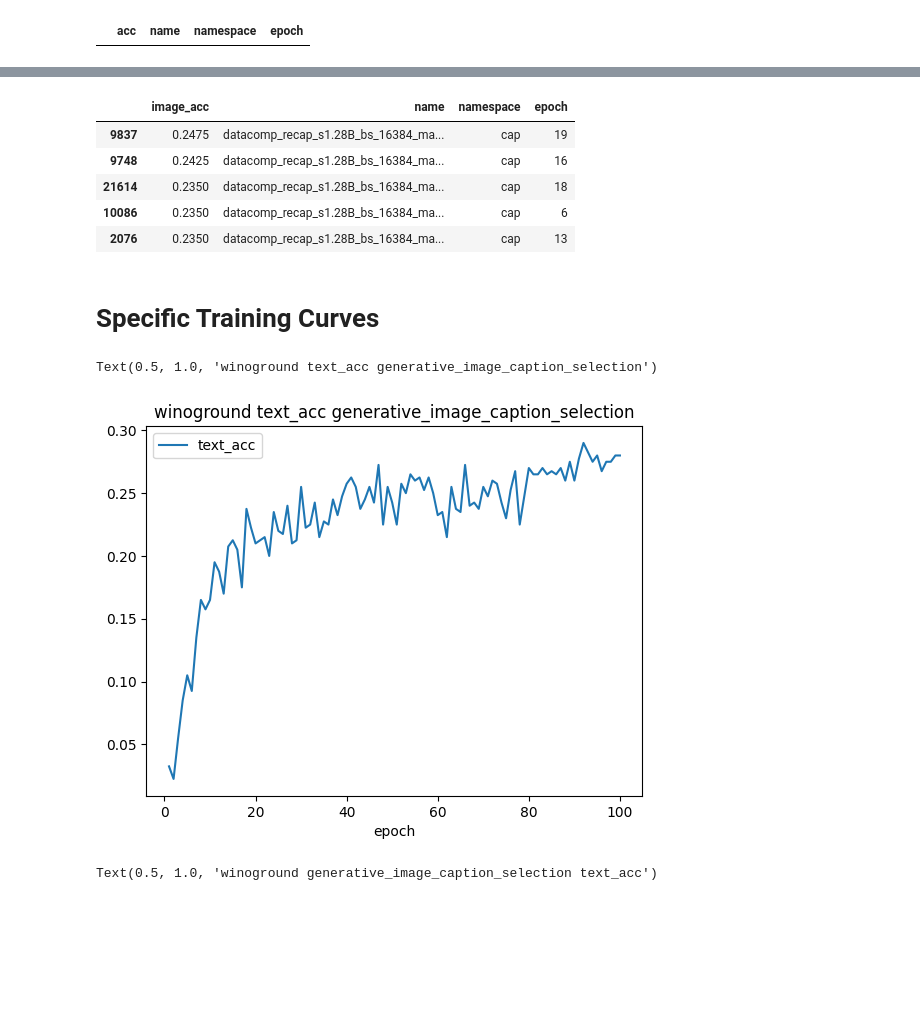
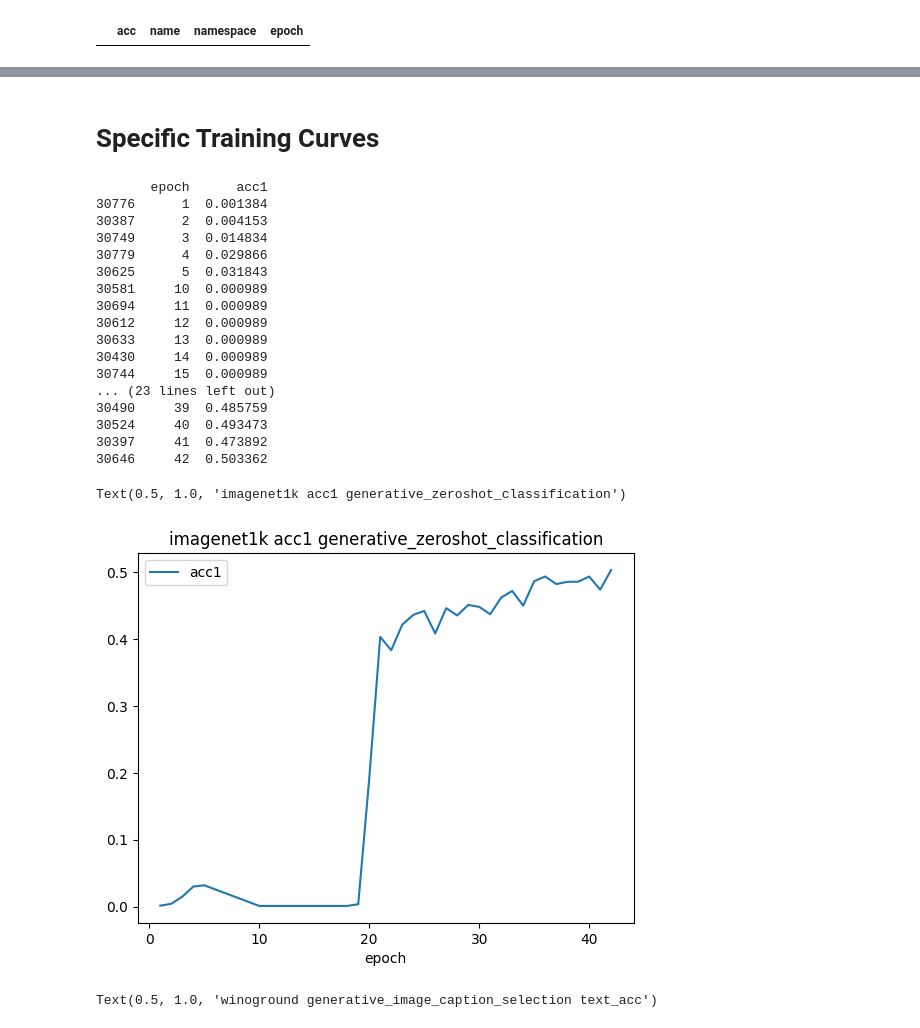
Before and after one commit to SLAMPAI/open_clip_scaling, a Jupyter notebook: results.ipynb, the cells around one changed output, grey strips where cells are left out. Drawn from its saved outputs; the diff is of its cells as text; code cells hidden in the pictures; blank space fills up the shorter version.

```diff
--- a/results.ipynb
+++ b/results.ipynb
@@ -308,38 +310,51 @@ df[df.downstream_dataset=="winoground"].sort_values(by="image_acc", ascending=Fa
-# %%
-df[df.downstream_dataset=="winoground"].sort_values(by="image_acc", ascending=False).head()[["image_acc", "name", "namespace", "epoch"]]
-# %% [output]
-|  | image_acc | name | namespace | epoch |
-| 9837 | 0.2475 | datacomp_recap_s1.28B_bs_16384_ma... | cap | 19 |
-| 9748 | 0.2425 | datacomp_recap_s1.28B_bs_16384_ma... | cap | 16 |
-| 21614 | 0.2350 | datacomp_recap_s1.28B_bs_16384_ma... | cap | 18 |
-| 10086 | 0.2350 | datacomp_recap_s1.28B_bs_16384_ma... | cap | 6 |
-| 2076 | 0.2350 | datacomp_recap_s1.28B_bs_16384_ma... | cap | 13 |
 # %% [markdown]
 # Specific Training Curves
 # %%
-name = "datacomp_s12.8B_bs_180224_mammut_ViT-L-14_ep100_lr0.001_b1_0.9_b2_0.95_wd0.2_w6000_gc1_n256_bs176_sigFalse"
+#name = "datacomp_s12.8B_bs_180224_mammut_ViT-L-14_ep100_lr0.001_b1_0.9_b2_0.95_wd0.2_w6000_gc1_n256_bs176_sigFalse"
 #name = "datacomp_s1.28B_bs_16384_mammut_ViT-L-14_ep20_lr0.001_b1_0.9_b2_0.95_wd0.2_w15000_gc1_n16_bs256_sigFalse_consw0_cw1"
 #name = "datacomp_recap_s1.28B_bs_16384_mammut_ViT-B-32_ep20_lr0.001_b1_0.9_b2_0.95_wd0.2_w20000_gc1_n16_bs256_sigFalse_consw0_cw1"
 #name = "datacomp_s1.28B_bs_16384_mammut_ViT-B-32_ep20_lr0.001_b1_0.9_b2_0.95_wd0.2_w20000_gc1_n16_bs256_sigFalse_consw0_cw1"
+#name = "datacomp_s12.8B_bs_180224_mammut_ViT-L-14_ep100_lr0.0025_b1_0.9_b2_0.95_wd0.2_w15000_gc1_n256_bs176_sigFalse_consw0_cw1"
+#name = "datacomp_s12.8B_bs_180224_mammut_ViT-L-14_ep100_lr0.0015_b1_0.9_b2_0.95_wd0.2_w15000_gc1_n256_bs176_sigFalse_consw0_cw1"
+name = "datacomp_s12.8B_bs_180224_mammut_ViT-L-14_ep100_lr0.001_b1_0.9_b2_0.95_wd0.2_w15000_gc1_n256_bs176_sigFalse_consw0_cw1"
 
-ds, metric, task = "winoground", "text_acc", "generative_image_caption_selection"
-#ds, metric, task = "sugar_crepe/swap_obj", "acc", "generative_image_caption_selection"
+#ds, metric, task = "winoground", "image_acc", "generative_image_caption_selection"
+#ds, metric, task = "winoground", "text_acc", "generative_image_caption_selection"
+#ds, metric, task = "sugar_crepe/swap_att", "acc", "generative_image_caption_selection"
 #ds, metric, task = "imagenet1k", "acc1", "zeroshot_classification"
-#ds, metric, task = "imagenet1k", "acc1", "generative_zeroshot_classification"
+ds, metric, task = "imagenet1k", "acc1", "generative_zeroshot_classification"
 
 d = df
 
 d = d[d.name==name]
 d = d[d.task == task]
 d = d[d.downstream_dataset == ds]
 d = d.sort_values(by="epoch")
+print(d[["epoch", metric]])
 #print(d[["epoch", metric]])
 d.plot(x="epoch", y=metric)
 #d[["epoch", metric]]
 plt.title(f"{ds} {metric} {task}")
 # %% [output]
-Text(0.5, 1.0, 'winoground text_acc generative_image_caption_selection')
+       epoch      acc1
+30776      1  0.001384
+30387      2  0.004153
+30749      3  0.014834
+30779      4  0.029866
+30625      5  0.031843
+30581     10  0.000989
+30694     11  0.000989
+30612     12  0.000989
+30633     13  0.000989
+30430     14  0.000989
+30744     15  0.000989
+... (23 lines left out)
+30490     39  0.485759
+30524     40  0.493473
+30397     41  0.473892
+30646     42  0.503362
+Text(0.5, 1.0, 'imagenet1k acc1 generative_zeroshot_classification')
-[figure, old version]
+[figure, new version]
 # %%
 ds, metric, task = "winoground", "text_acc", "generative_image_caption_selection"
 #ds, metric, task = "sugar_crepe/swap_obj", "acc", "generative_image_caption_selection"
```
Also changed, not shown: parts of 13 cells of this notebook, 1 other file.
